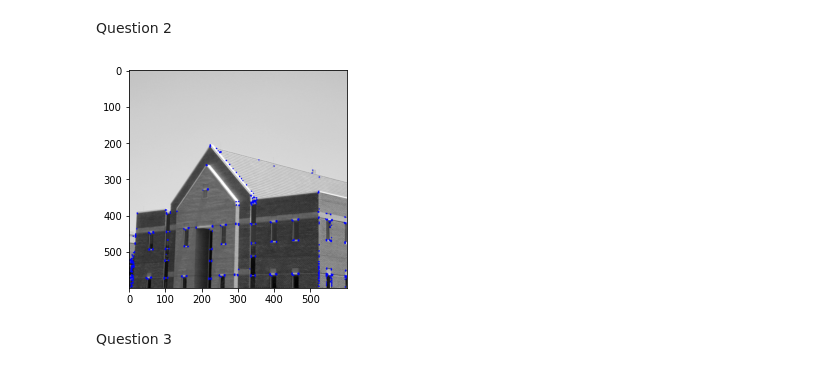
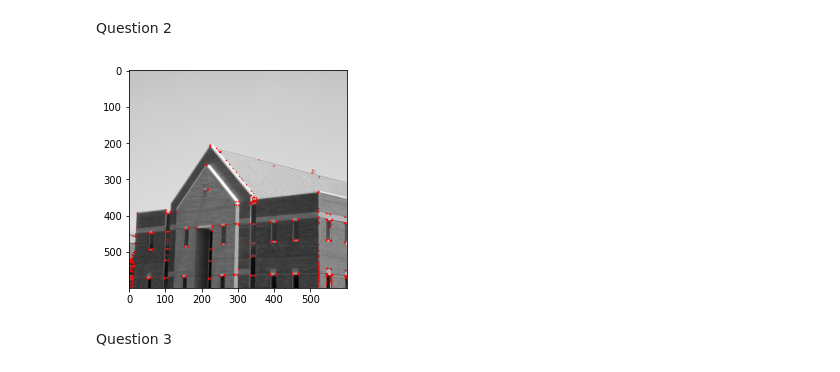
Before and after one commit to dulmi-99/Image-Processing-and-Machine-Vision, a Jupyter notebook: Exercises/Exercise 4/190107T_Exercise_4.ipynb, the cells around one changed output. Drawn from its saved outputs; the diff is of its cells as text; code cells hidden in the pictures.

```diff
--- a/Exercises/Exerxise 4/190107T_Exercise_4.ipynb
+++ b/Exercises/Exercise 4/190107T_Exercise_4.ipynb
@@ -43,24 +43,24 @@ Question 2
 # %%
 import cv2 as cv
 import numpy as np
 import matplotlib.pyplot as plt
 
 image = cv.imread('building.tif',cv.IMREAD_COLOR)
 assert image is not None
 
-gray_im = cv.cvtColor(image,cv.COLOR_BGR2GRAY)
-gray_im = np.float32(gray_im)
+gray_im = cv.cvtColor(image,cv.COLOR_BGR2GRAY)  #convert to gray
+gray_im = np.float32(gray_im)  #required
 dst = cv.cornerHarris(gray_im,2,3,0.04)
 
 dst = cv.dilate(dst,None)
-image[dst > 0.01*dst.max()]=[0,0,255]
+image[dst > 0.01*dst.max()]=[255,0,0]  # [R,G,B] color to show edges
 
 
 
 plt.imshow(image,cmap='gray')
 plt.show()
 # %% [output]
-[figure, old version]
+[figure, new version]
 # %% [markdown]
 Question 3
 # %%
```
Also changed, not shown: parts of 2 cells of this notebook, 4 other files.
